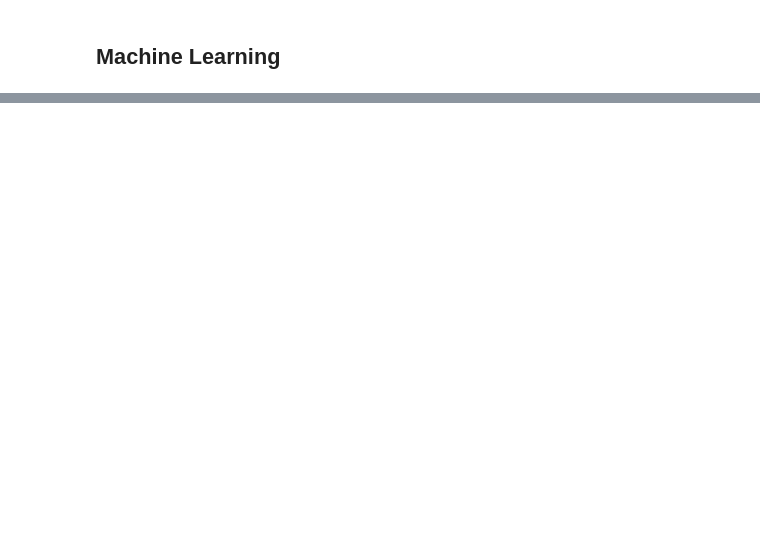
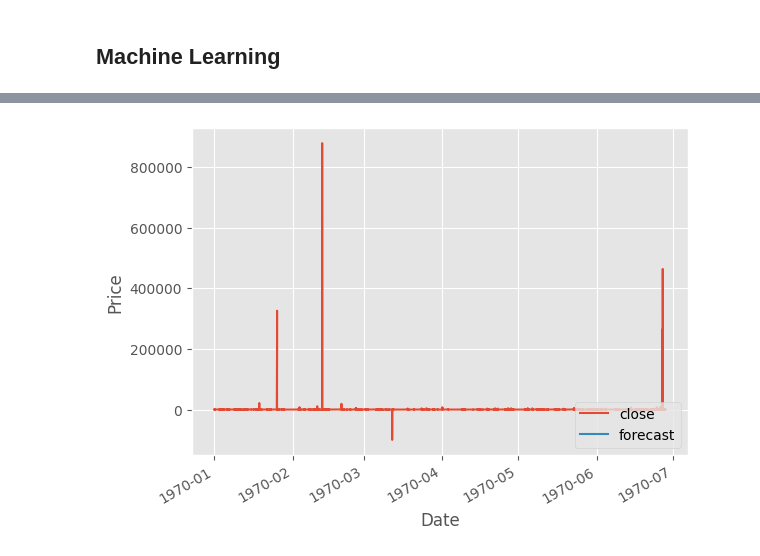
Before and after one commit to kaan4dev/regression, a Jupyter notebook: df.ipynb, the cells around one changed output, grey strips where cells are left out. Saved outputs shown, nothing was run; the diff lists cells and outputs as text; code cells hidden in the pictures; blank space fills up the shorter version.

```diff
--- a/df.ipynb
+++ b/df.ipynb
@@ -7,6 +7,8 @@ import math
 import numpy as np
 import datetime
 import matplotlib.pyplot as plt
+from matplotlib import style
+style.use('ggplot')
 
 import warnings
 warnings.filterwarnings('ignore')
@@ -96 +165,3 @@ print(forecastOut)
 16
+# %%
+df['forecast'] = np.nan
@@ -96,0 +178,15 @@ print(forecastOut)
+# %%
+# Ensure the index is a proper DatetimeIndex with the correct unit
+if not isinstance(df.index, pd.DatetimeIndex):
+    df.index = pd.to_datetime(df.index, unit='s', errors='coerce')  # Assuming the index is in seconds
+
+# Re-run the plotting code to visualize the data
+df['close'].plot()
+df['forecast'].plot()
+
+plt.legend(loc=4)
+plt.xlabel('Date')
+plt.ylabel('Price')
+plt.show()
+# %% [output]
+[figure, added]
```
Also changed, not shown: parts of 10 cells of this notebook.
